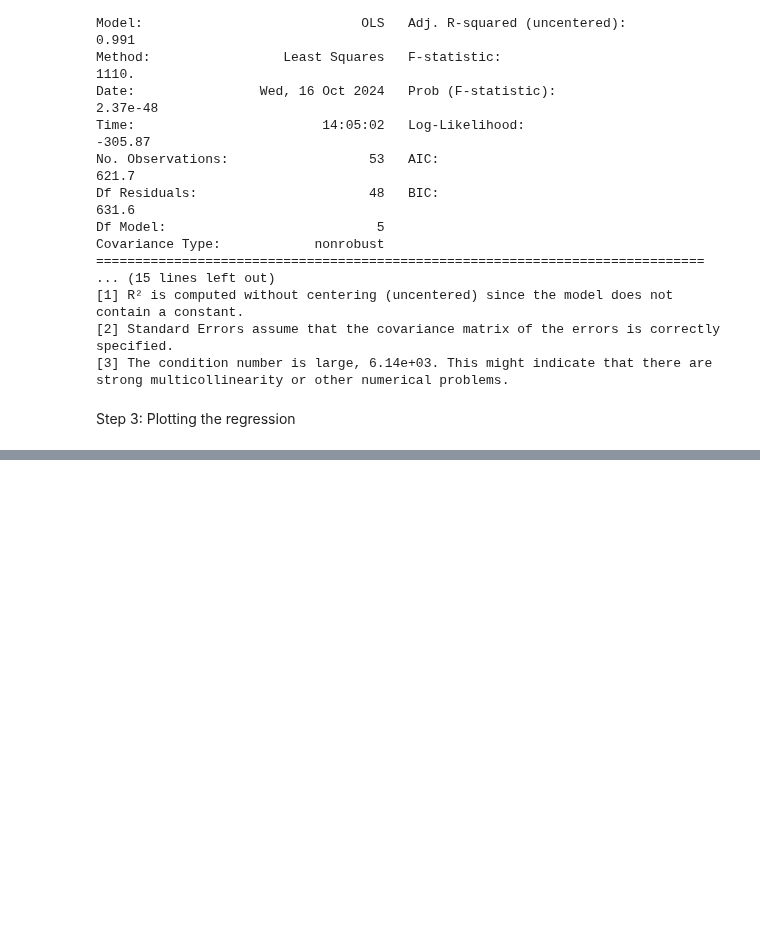
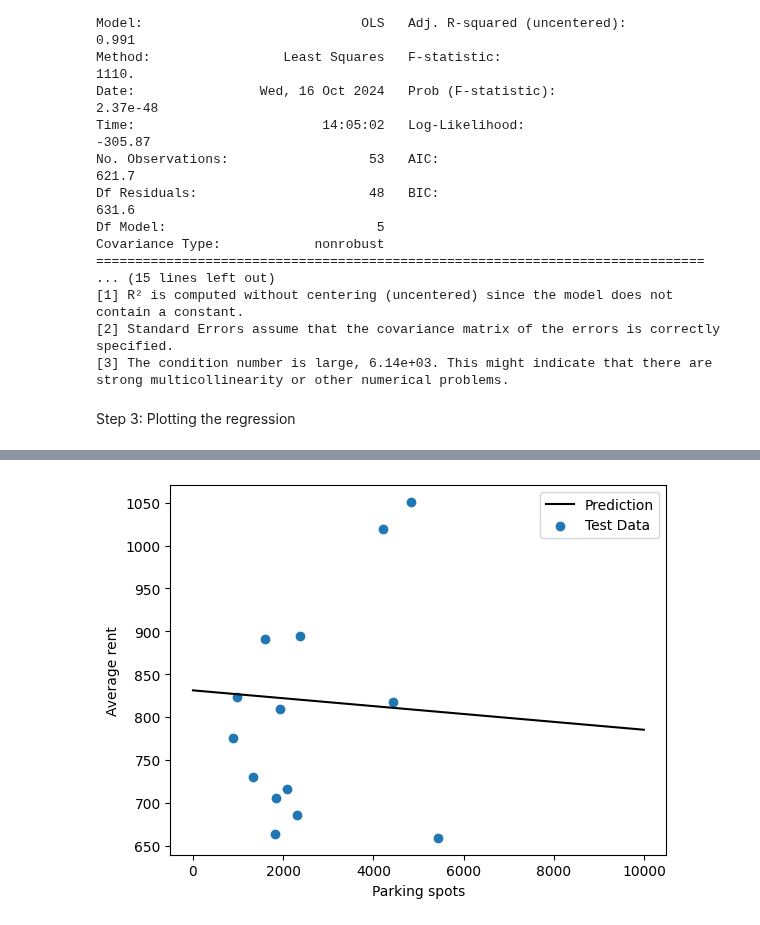
Before and after one commit to MJMRData1Assignment1/Assignment-1, a Jupyter notebook: Hackathon/Step5.ipynb, the cells around one changed output, grey strips where cells are left out. Drawn from its saved outputs; the diff is of its cells as text; code cells hidden in the pictures; blank space fills up the shorter version.

```diff
--- a/Hackathon/Step5.ipynb
+++ b/Hackathon/Step5.ipynb
@@ -232,0 +159,32 @@ plot_regression(fitted_model_safety, x_train_safety, y_train_reshaped, "Rent vs.
+# %%
+from sklearn.linear_model import LinearRegression
+
+# creating a function to plot regression model for each x variable
+def plot_regression(x_train_parking, poly_transformer=None):
+
+    # build the x values for the prediction line
+    x_vals = np.arange(0,10000,1).reshape(-1,1)
+
+    # optionally use the passed-in transformer
+    if poly_transformer != None:
+        dm = poly_transformer.fit_transform(x_vals)
+    else:
+        dm = x_vals
+
+    # make the prediction at each x value
+    prediction = fitted_model_parking.predict(dm)
+
+    # plot the prediction line, and the test data
+    plt.plot(x_vals,prediction, color='k', label="Prediction")
+    plt.scatter(x_test_parking, y_test_reshaped, label="Test Data")
+
+    # label your plots
+    plt.ylabel("Average rent")
+    plt.xlabel("Parking spots")
+    plt.legend()
+    plt.show()
+
+fitted_model_parking = LinearRegression().fit(x_train_parking, y_train_reshaped)
+plot_regression(fitted_model_parking)
+# %% [output]
+[figure, added]
```
Also changed, not shown: parts of 6 cells of this notebook.
